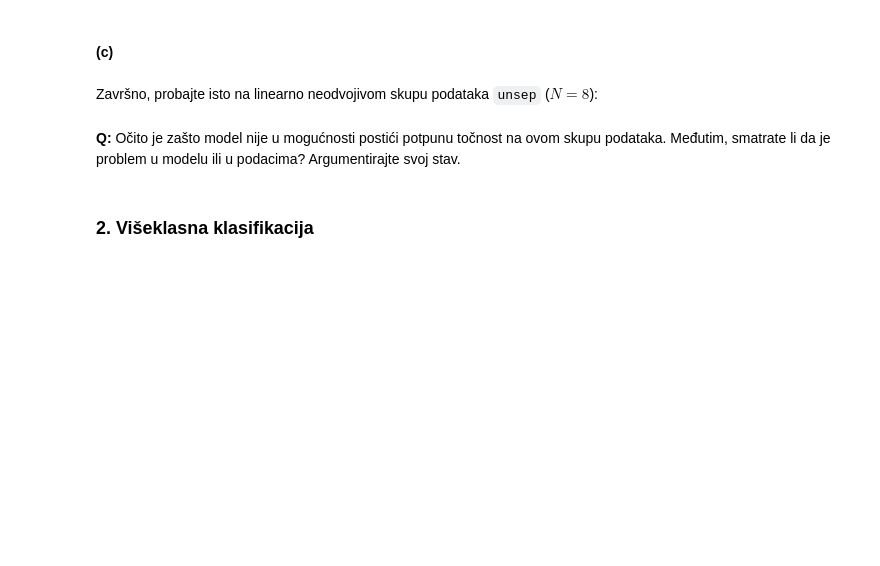
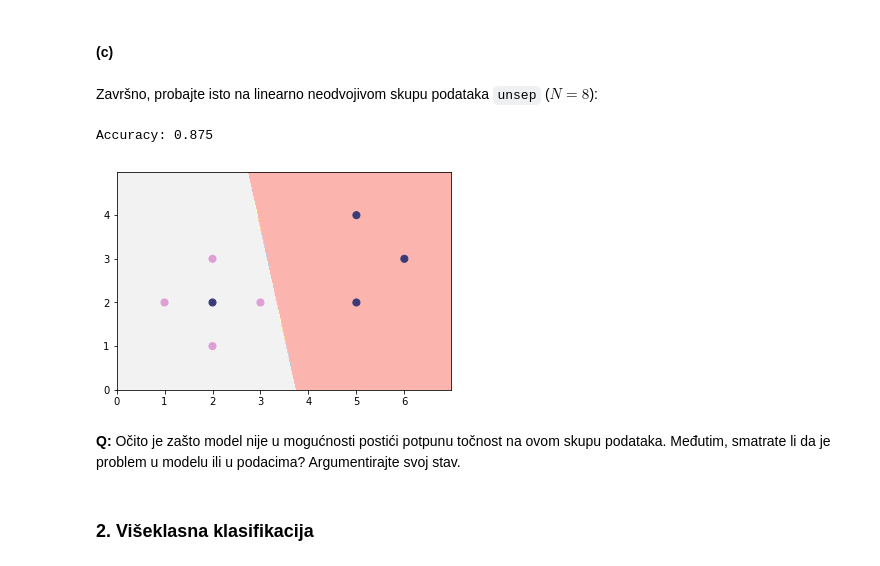
Before and after one commit to kristijanbartol/Machine-Learning, a Jupyter notebook: lab2/SU-2017-LAB2-LDM-i-LR.ipynb, the cells around one changed output. Cells and saved outputs as stored; diff of their text form; code cells hidden in the pictures; blank space fills up the shorter version.

```diff
--- a/lab2/SU-2017-LAB2-LDM-i-LR.ipynb
+++ b/lab2/SU-2017-LAB2-LDM-i-LR.ipynb
@@ -83,3 +112,17 @@ unsep_y = np.append(seven_y, 0)
+# %%
+mlutils.plot_2d_clf_problem(unsep_X, unsep_y)
+
+clf = RidgeClassifier(alpha=0)
+model = clf.fit(unsep_X, unsep_y)
+h = model.predict(unsep_X)
+
+score = accuracy_score(unsep_y, h)
+print ("Accuracy: {}".format(score))
+
+mlutils.plot_2d_clf_problem(unsep_X, unsep_y, model.predict)
+# %% [output]
+Accuracy: 0.875
+[figure, added]
 # %% [markdown]
 **Q:** Očito je zašto model nije u mogućnosti postići potpunu točnost na ovom skupu podataka. Međutim, smatrate li da je problem u modelu ili u podacima? Argumentirajte svoj stav.
 # %% [markdown]
```
Also changed, not shown: parts of 34 cells of this notebook, 1 other file.
